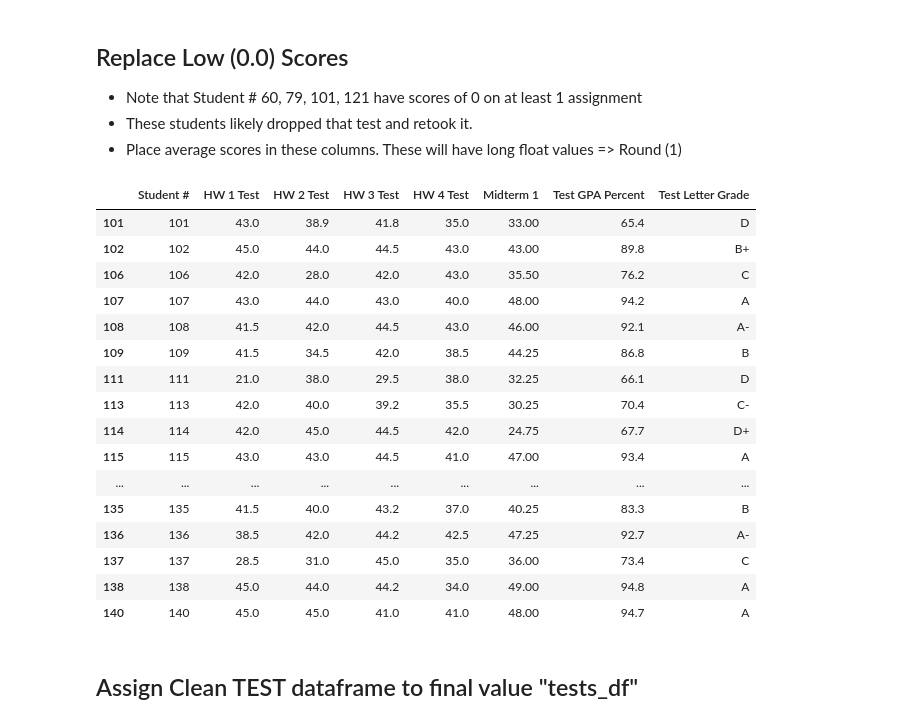
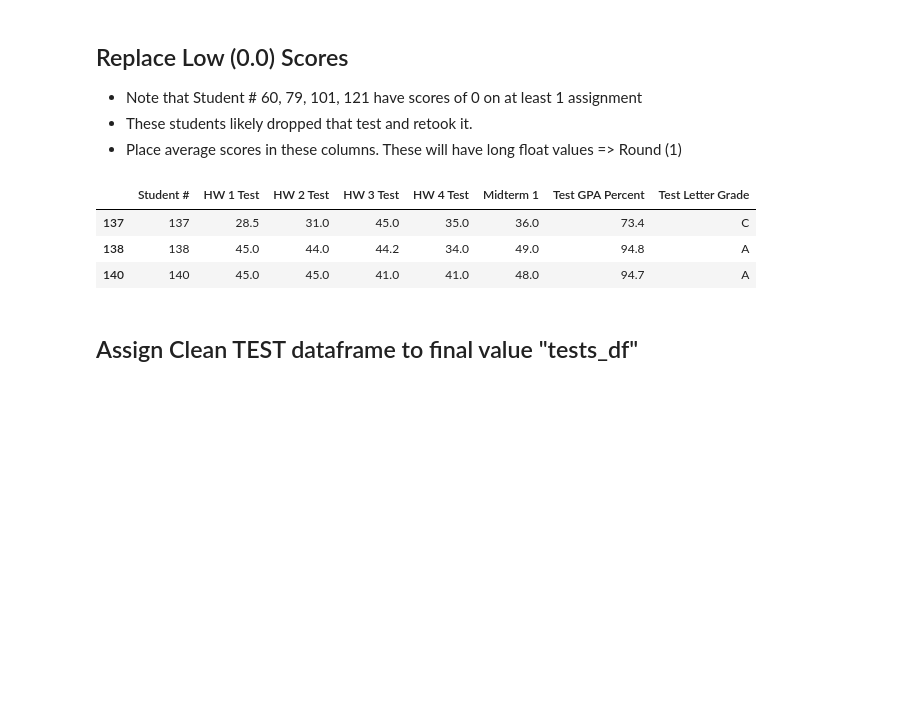
Before and after one commit to SecurityCyberGeek/MAS-DSE-LLM_Student_Improvement, a Jupyter notebook: Math_3B_Cleaning.ipynb, the cells around one changed output. Saved outputs shown, nothing was run; the diff lists cells and outputs as text; code cells hidden in the pictures; blank space fills up the shorter version.

```diff
--- a/Math_3B_Cleaning.ipynb
+++ b/Math_3B_Cleaning.ipynb
@@ -689,35 +678,22 @@ scored_tests.tail(50)
 # %%
 no_low_tests = pd.DataFrame(scored_tests)
 
 # List of homework test columns
 homework_tests = ['HW 1 Test', 'HW 2 Test', 'HW 3 Test', 'HW 4 Test']
 
 # For each homework column
 for col in homework_tests:
     # Calculate mean excluding 0s
     non_zero_mean = no_low_tests.loc[no_low_tests[col] != 0, col].mean()
     # Replace 0s with the computed mean
     no_low_tests[col] = no_low_tests[col].replace(0.0, non_zero_mean).round(1)
 
-no_low_tests.tail(30)
+no_low_tests.tail(3)
 # %% [output]
 |  | Student # | HW 1 Test | HW 2 Test | HW 3 Test | HW 4 Test | Midterm 1 | Test GPA Percent | Test Letter Grade |
-| 101 | 101 | 43.0 | 38.9 | 41.8 | 35.0 | 33.00 | 65.4 | D |
-| 102 | 102 | 45.0 | 44.0 | 44.5 | 43.0 | 43.00 | 89.8 | B+ |
-| 106 | 106 | 42.0 | 28.0 | 42.0 | 43.0 | 35.50 | 76.2 | C |
-| 107 | 107 | 43.0 | 44.0 | 43.0 | 40.0 | 48.00 | 94.2 | A |
-| 108 | 108 | 41.5 | 42.0 | 44.5 | 43.0 | 46.00 | 92.1 | A- |
-| 109 | 109 | 41.5 | 34.5 | 42.0 | 38.5 | 44.25 | 86.8 | B |
-| 111 | 111 | 21.0 | 38.0 | 29.5 | 38.0 | 32.25 | 66.1 | D |
-| 113 | 113 | 42.0 | 40.0 | 39.2 | 35.5 | 30.25 | 70.4 | C- |
-| 114 | 114 | 42.0 | 45.0 | 44.5 | 42.0 | 24.75 | 67.7 | D+ |
-| 115 | 115 | 43.0 | 43.0 | 44.5 | 41.0 | 47.00 | 93.4 | A |
-| ... | ... | ... | ... | ... | ... | ... | ... | ... |
-| 135 | 135 | 41.5 | 40.0 | 43.2 | 37.0 | 40.25 | 83.3 | B |
-| 136 | 136 | 38.5 | 42.0 | 44.2 | 42.5 | 47.25 | 92.7 | A- |
-| 137 | 137 | 28.5 | 31.0 | 45.0 | 35.0 | 36.00 | 73.4 | C |
-| 138 | 138 | 45.0 | 44.0 | 44.2 | 34.0 | 49.00 | 94.8 | A |
-| 140 | 140 | 45.0 | 45.0 | 41.0 | 41.0 | 48.00 | 94.7 | A |
+| 137 | 137 | 28.5 | 31.0 | 45.0 | 35.0 | 36.0 | 73.4 | C |
+| 138 | 138 | 45.0 | 44.0 | 44.2 | 34.0 | 49.0 | 94.8 | A |
+| 140 | 140 | 45.0 | 45.0 | 41.0 | 41.0 | 48.0 | 94.7 | A |
 # %% [markdown]
 ## Assign Clean TEST dataframe to final value "tests_df"
 # %%
```
Also changed, not shown: parts of 28 cells of this notebook.
